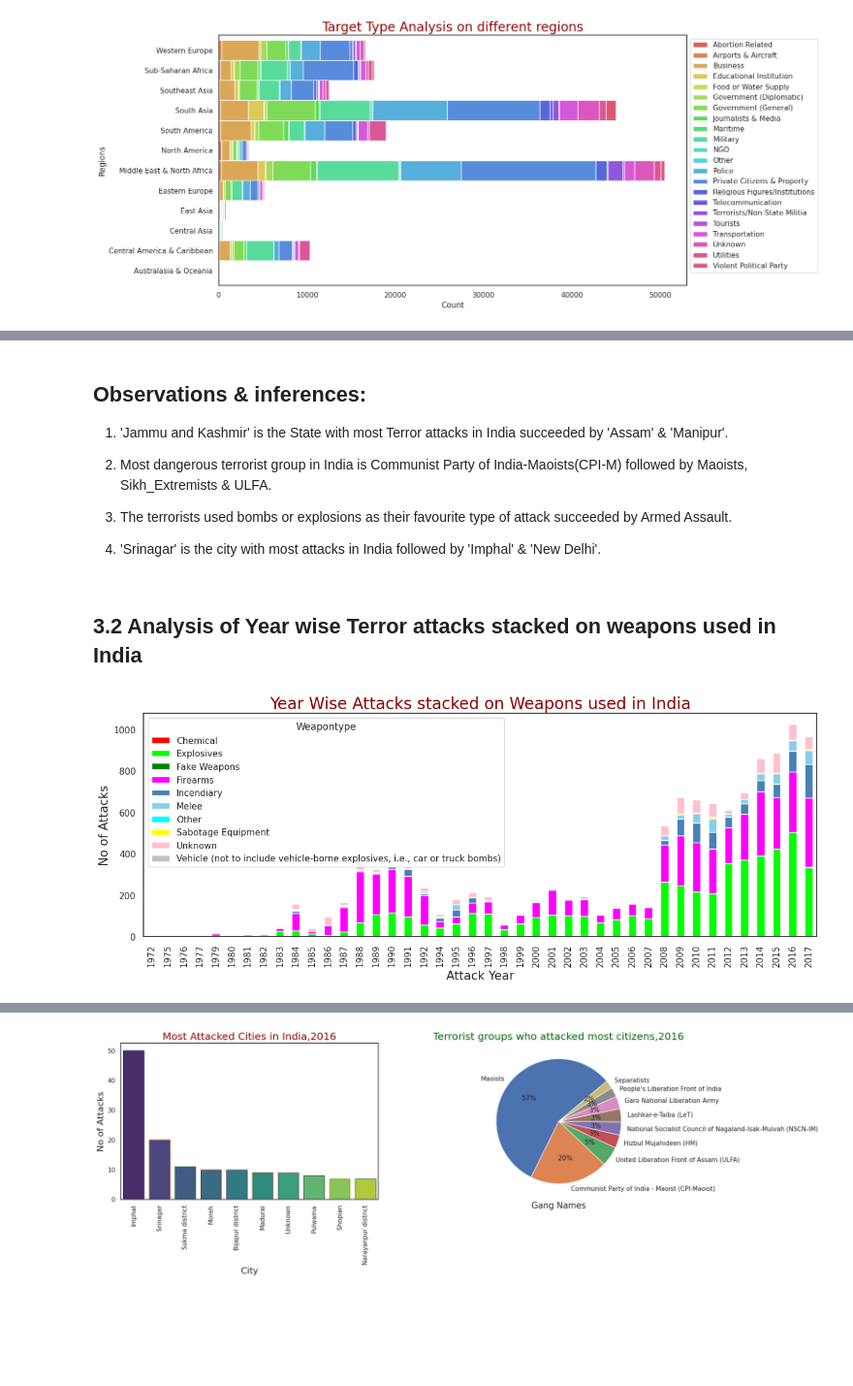
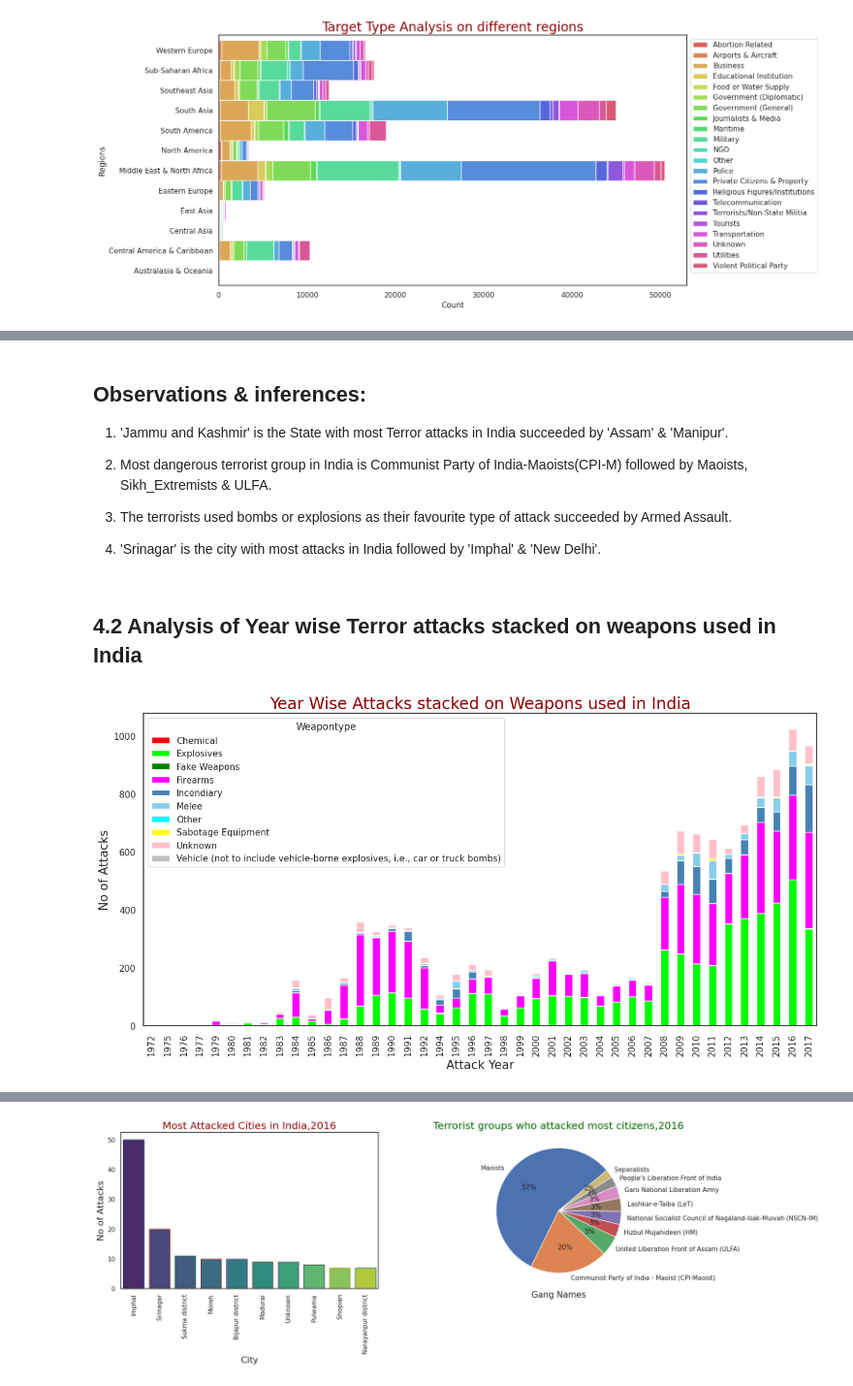
Before and after one commit to somyakmukherjee/Exploratory-Data-Analysis-on-Global-Terrorism, a Jupyter notebook: Capstone_Project_Global_terrorism_EDA_by_Somyak_Mukherjee.ipynb, the cells around one changed output, grey strips where cells are left out. Shown at 97% size. Cells and saved outputs as stored; diff of their text form; code cells hidden in the pictures; blank space fills up the shorter version.

```diff
--- a/Capstone_Project_Global_terrorism_EDA_by_Somyak_Mukherjee.ipynb
+++ b/Capstone_Project_Global_terrorism_EDA_by_Somyak_Mukherjee.ipynb
@@ -563,42 +599,42 @@ plt.show()
 # %% [markdown]
 ## **Observations & inferences:**
 
-1) 'Jammu and Kashmir' is the State with most Terror attacks in India succeeded by 'Assam' & 'Manipur'.
+1. 'Jammu and Kashmir' is the State with most Terror attacks in India succeeded by 'Assam' & 'Manipur'.
 
-2) Most dangerous terrorist group in India is Communist Party of India-Maoists(CPI-M) followed by Maoists, Sikh_Extremists & ULFA.
+2. Most dangerous terrorist group in India is Communist Party of India-Maoists(CPI-M) followed by Maoists, Sikh_Extremists & ULFA.
 
-3) The terrorists used bombs or explosions as their favourite type of attack succeeded by Armed Assault.
+3. The terrorists used bombs or explosions as their favourite type of attack succeeded by Armed Assault.
 
-4) 'Srinagar' is the city with most attacks in India followed by 'Imphal' & 'New Delhi'.
+4. 'Srinagar' is the city with most attacks in India followed by 'Imphal' & 'New Delhi'.
 # %% [markdown]
-## **3.2 Analysis of Year wise Terror attacks stacked on weapons used in India**
+## **4.2 Analysis of Year wise Terror attacks stacked on weapons used in India**
 # %%
 #Dataframe of Year wise Terror attacks in India
 year_df = gt_india.groupby(['Year','Weapontype'])['Kills'].count().unstack('Weapontype').fillna(0)
 # %%
 #set seaborn plotting aesthetics
 sns.set(style='white')
 
 #create stacked bar chart
 ax = year_df.plot(kind='bar', stacked=True, color=['red', 'lime', 'green', 'fuchsia', 'steelblue','skyblue', 'aqua', 'yellow', 'pink', 'silver'])
 
 #rotate x-axis labels
 plt.xticks(rotation=90)
 
 #add axis titles
 plt.ylabel('No of Attacks',fontsize= 15)
 plt.xlabel("Attack Year",fontsize= 15)
 
 #add overall title
 plt.title("Year Wise Attacks stacked on Weapons used in India",fontsize= 20,color='Darkred')
 
 # Set plot size
-plt.gcf().set_size_inches(15,5)
+plt.gcf().set_size_inches(15,7)
 
 #Display the plot
 plt.show()
 # %% [output]
-[figure, old version]
+[figure, new version]
 # %% [markdown]
 ### **Observations & inferences :**
 
```
Also changed, not shown: parts of 24 cells of this notebook.
